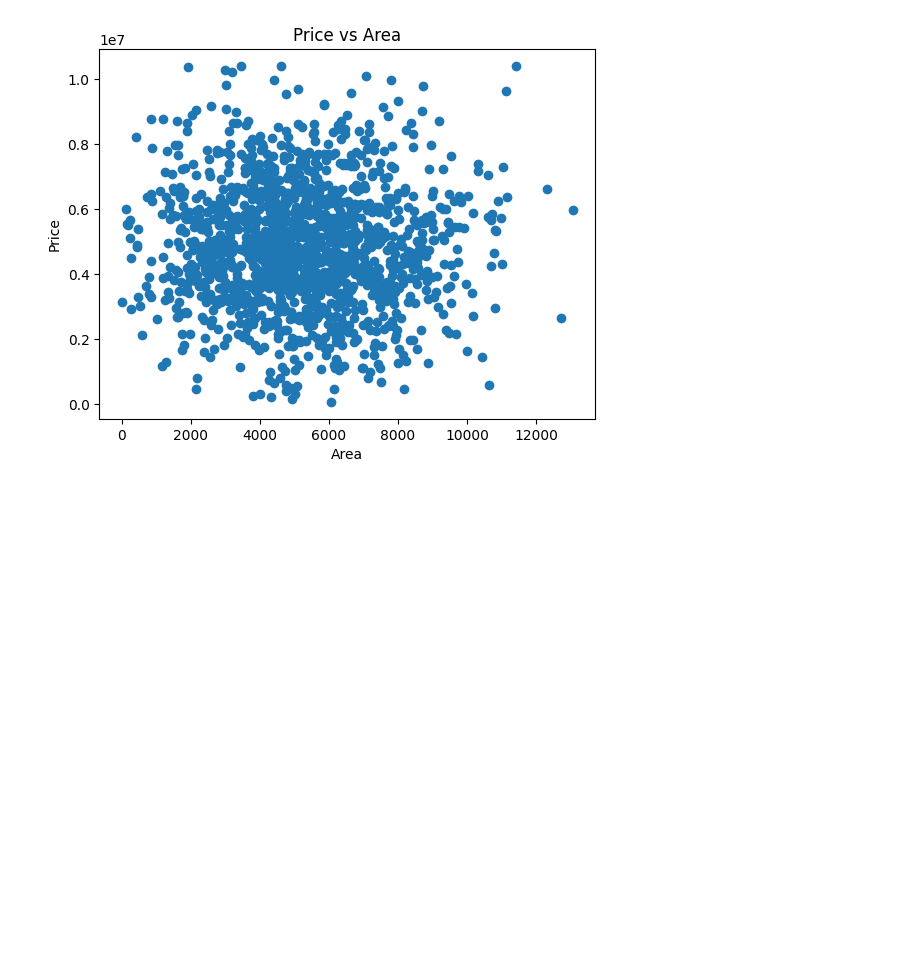
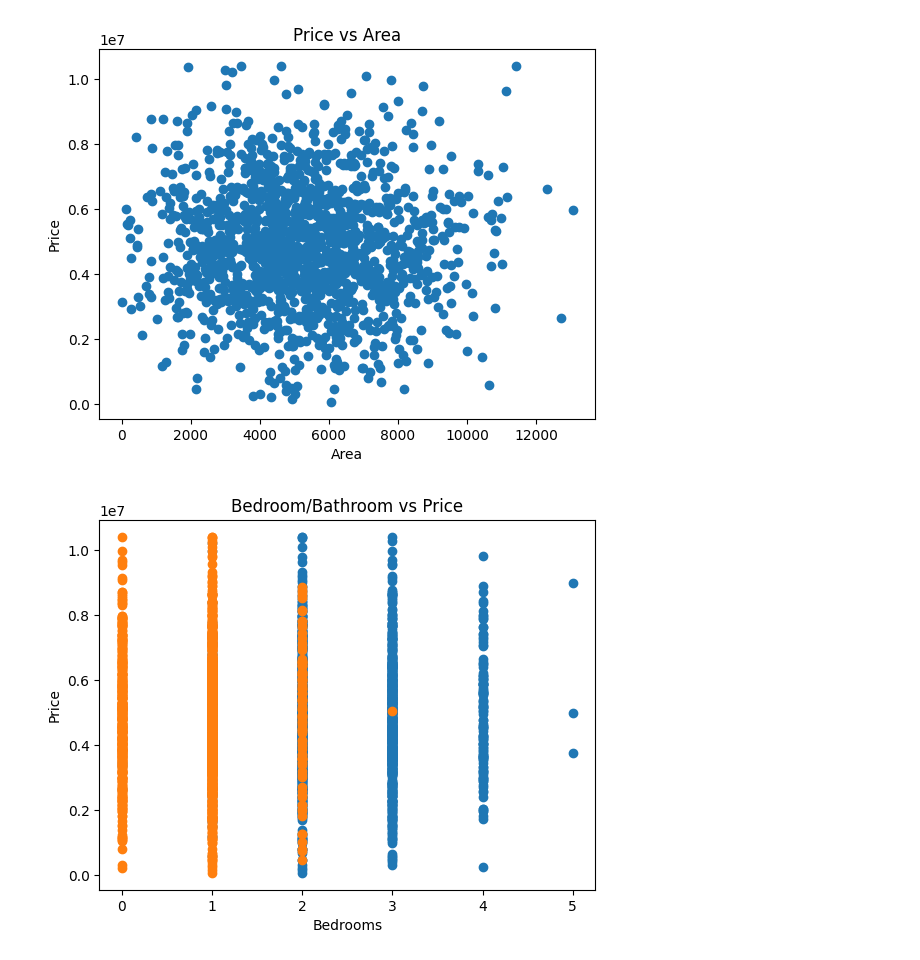
Before and after one commit to halchemylab/Housing-Prices-Machine-Learning-Project, a Jupyter notebook: analysis.ipynb, the cells around one changed output. Drawn from its saved outputs; the diff is of its cells as text; code cells hidden in the pictures; blank space fills up the shorter version.

```diff
--- a/analysis.ipynb
+++ b/analysis.ipynb
@@ -149,3 +149,13 @@ plt.ylabel("Price")
 plt.show()
 # %% [output]
 [figure]
+# %%
+# Bedroom/Bathroom vs Price
+plt.scatter(df["bedrooms"], df["price"])
+plt.scatter(df["bathrooms"], df["price"])
+plt.title("Bedroom/Bathroom vs Price")
+plt.xlabel("Bedrooms")
+plt.ylabel("Price")
+plt.show()
+# %% [output]
+[figure, added]
```
Also changed, not shown: parts of 2 cells of this notebook.
